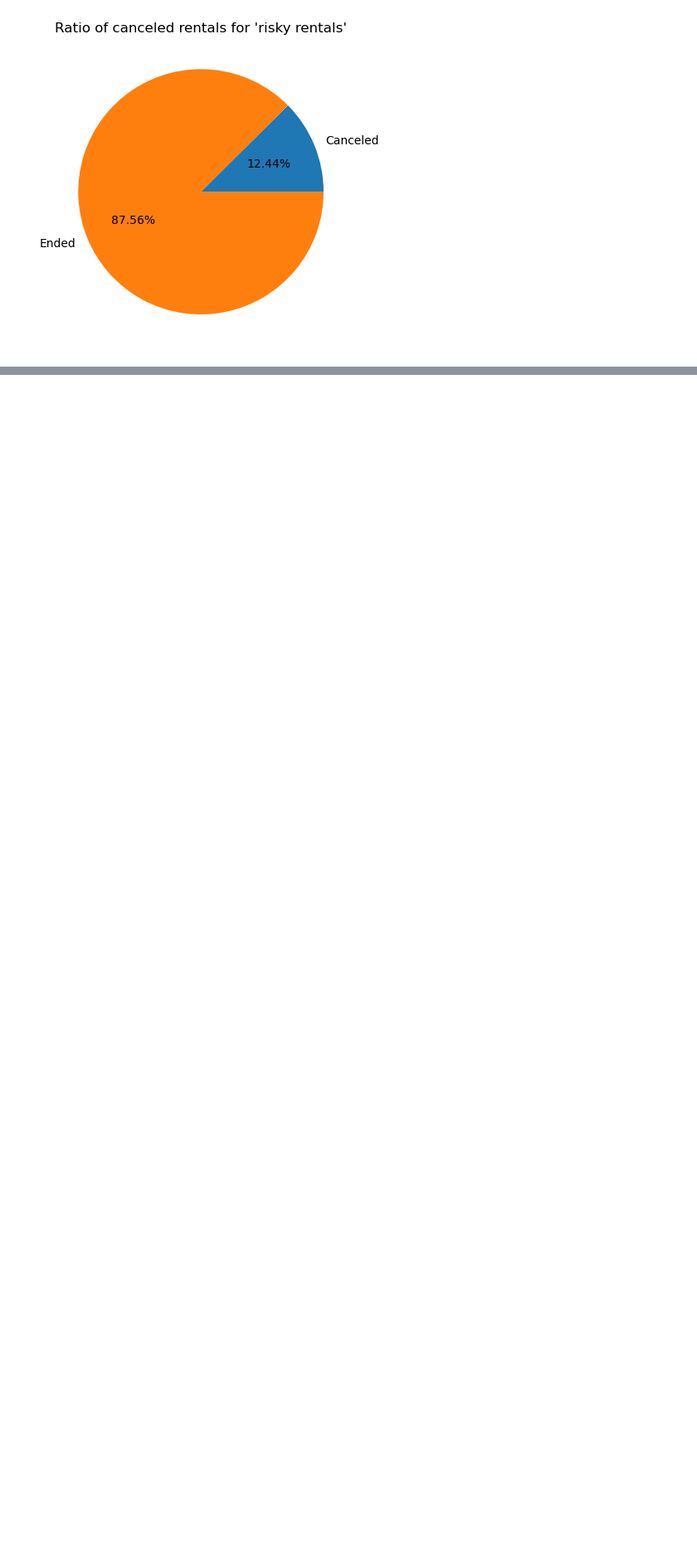
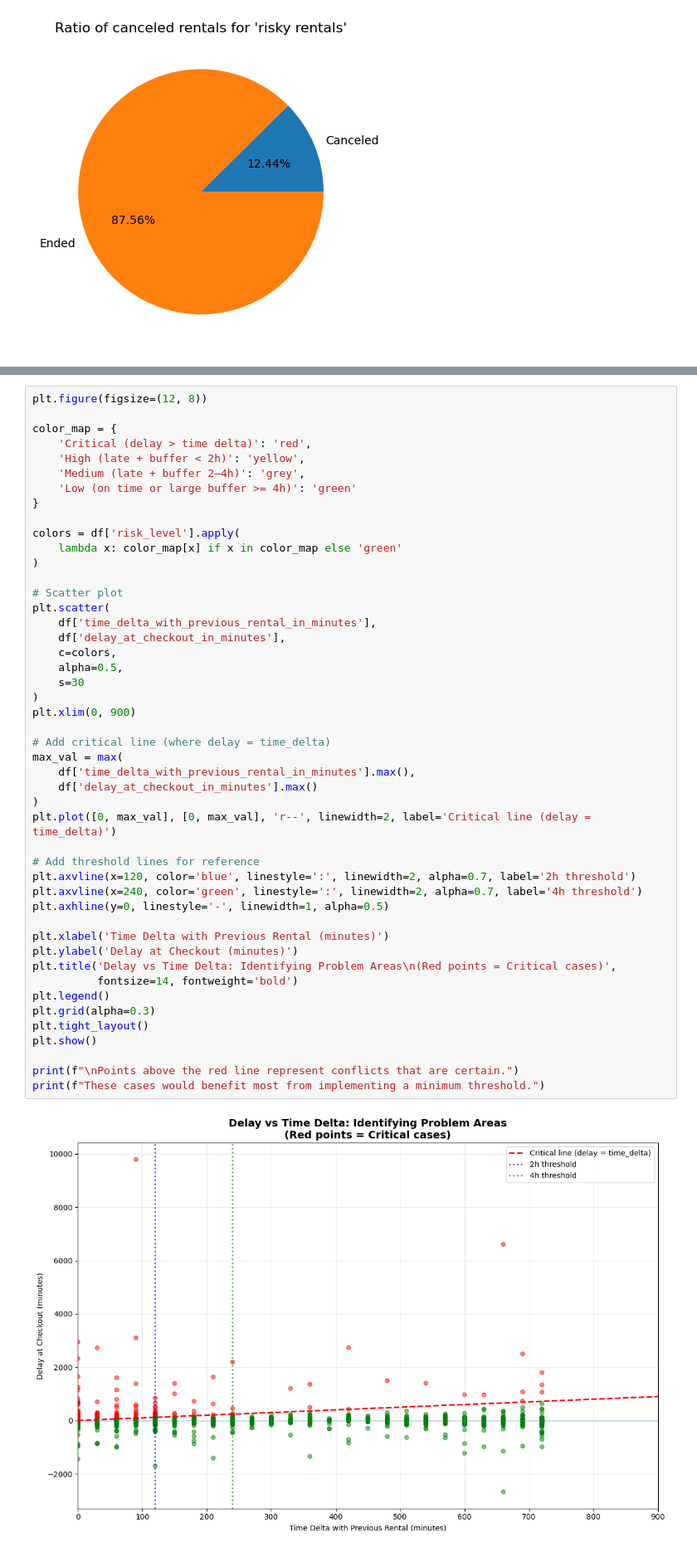
Before and after one commit to Mounia-Agronomist-Datascientist/Getaround_delay_analysis, a Jupyter notebook: NOTEBOOK/getaround_delay_analysis.ipynb, the cells around one changed output, grey strips where cells are left out. Shown at 83% size. Drawn from its saved outputs; the diff is of its cells as text; blank space fills up the shorter version.

```diff
--- a/NOTEBOOK/getaround_delay_analysis.ipynb
+++ b/NOTEBOOK/getaround_delay_analysis.ipynb
@@ -534,0 +693,49 @@ One quarter of canceled risky rentals have a time delta with the previous rental
+# %%
+plt.figure(figsize=(12, 8))
+
+color_map = {
+    'Critical (delay > time delta)': 'red',
+    'High (late + buffer < 2h)': 'yellow',
+    'Medium (late + buffer 2–4h)': 'grey',
+    'Low (on time or large buffer >= 4h)': 'green'
+}
+
+colors = df['risk_level'].apply(
+    lambda x: color_map[x] if x in color_map else 'green'
+)
+
+# Scatter plot
+plt.scatter(
+    df['time_delta_with_previous_rental_in_minutes'],
+    df['delay_at_checkout_in_minutes'],
+    c=colors,
+    alpha=0.5,
+    s=30
+)
+plt.xlim(0, 900)
+
+# Add critical line (where delay = time_delta)
+max_val = max(
+    df['time_delta_with_previous_rental_in_minutes'].max(),
+    df['delay_at_checkout_in_minutes'].max()
+)
+plt.plot([0, max_val], [0, max_val], 'r--', linewidth=2, label='Critical line (delay = time_delta)')
+
+# Add threshold lines for reference
+plt.axvline(x=120, color='blue', linestyle=':', linewidth=2, alpha=0.7, label='2h threshold')
+plt.axvline(x=240, color='green', linestyle=':', linewidth=2, alpha=0.7, label='4h threshold')
+plt.axhline(y=0, linestyle='-', linewidth=1, alpha=0.5)
+
+plt.xlabel('Time Delta with Previous Rental (minutes)')
+plt.ylabel('Delay at Checkout (minutes)')
+plt.title('Delay vs Time Delta: Identifying Problem Areas\n(Red points = Critical cases)',
+          fontsize=14, fontweight='bold')
+plt.legend()
+plt.grid(alpha=0.3)
+plt.tight_layout()
+plt.show()
+
+print(f"\nPoints above the red line represent conflicts that are certain.")
+print(f"These cases would benefit most from implementing a minimum threshold.")
+# %% [output]
+[figure, added]
```
Also changed, not shown: parts of 83 cells of this notebook.
